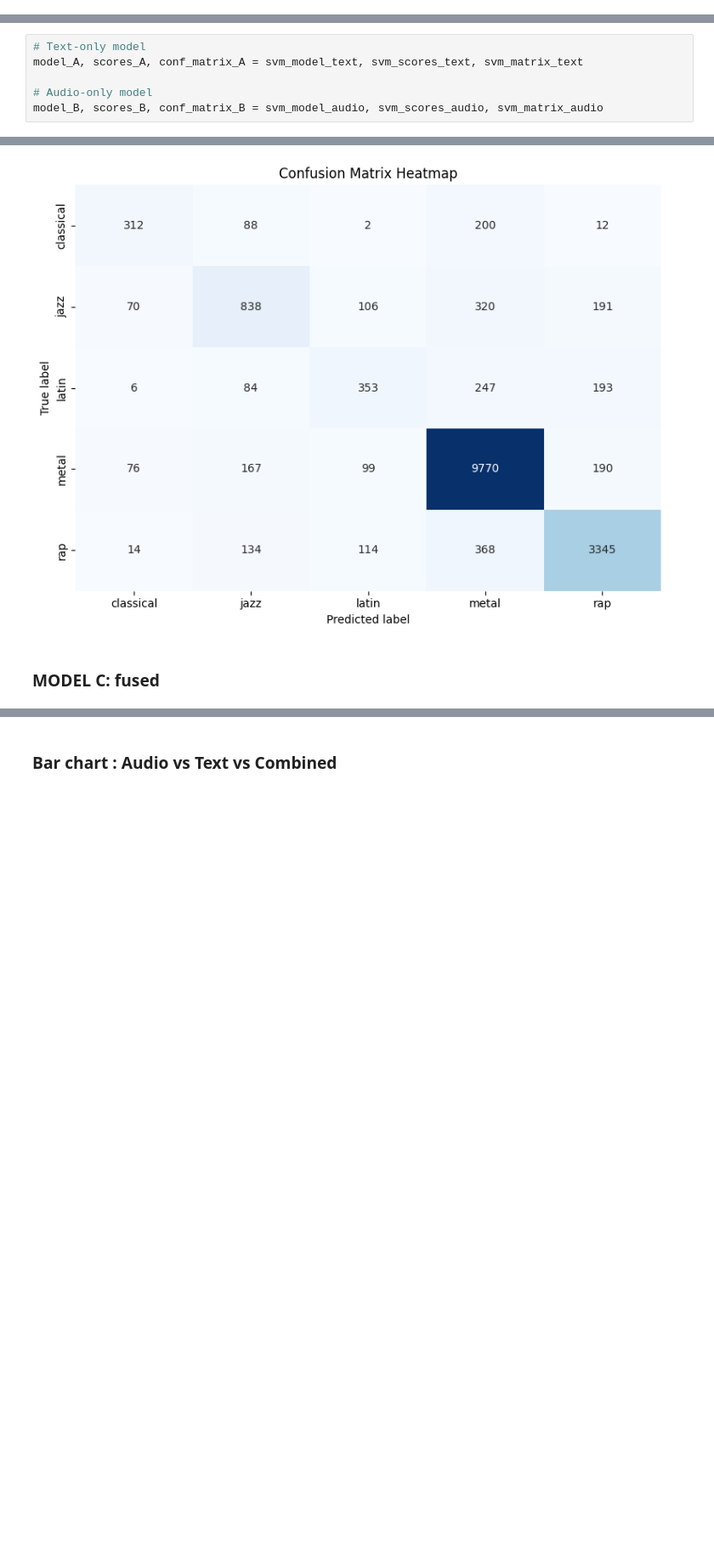
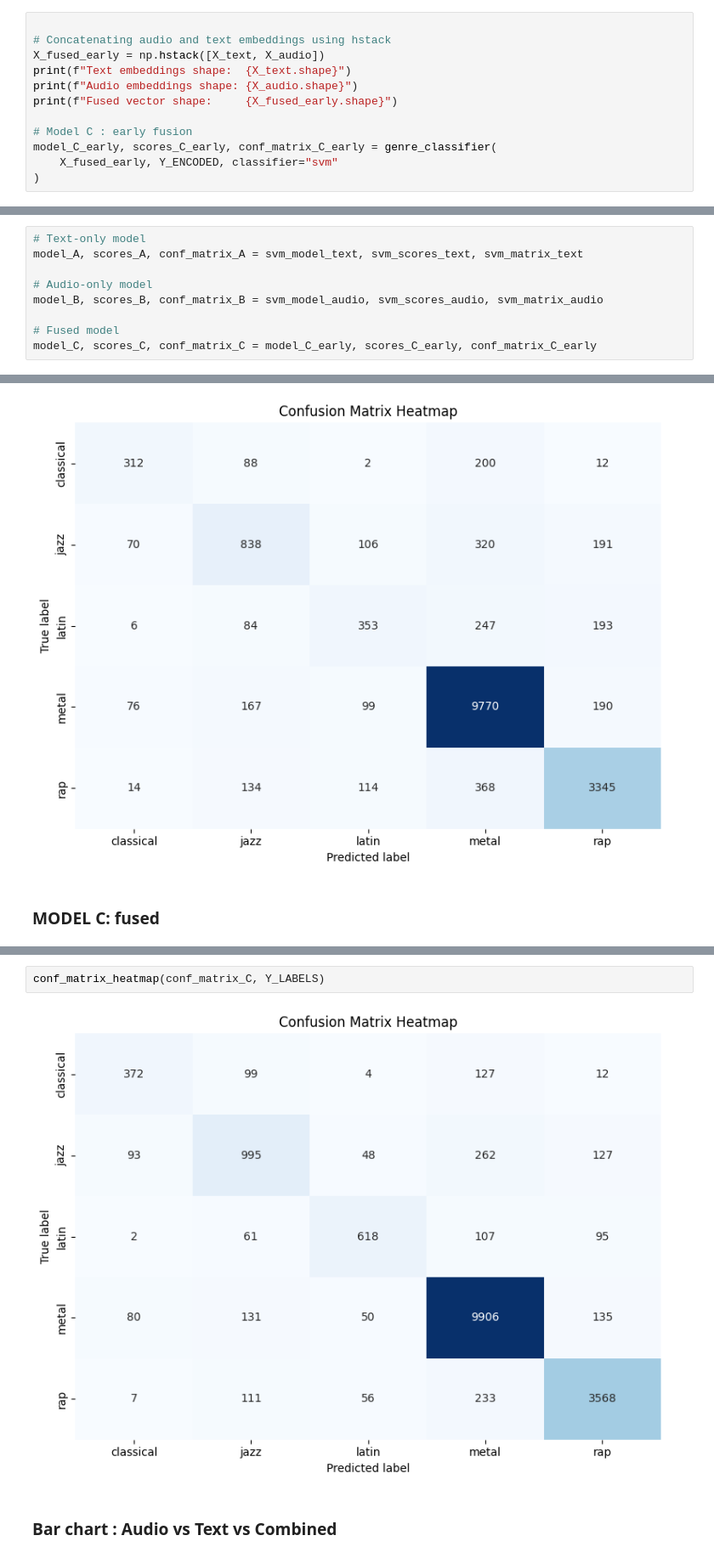
Before and after one commit to Oiko8/Multimodal-Music-Analysis, a Jupyter notebook: part2.ipynb, the cells around one changed output, grey strips where cells are left out. Shown at 85% size. Drawn from its saved outputs; the diff is of its cells as text; blank space fills up the shorter version.

```diff
--- a/part2.ipynb
+++ b/part2.ipynb
@@ -254,0 +263,12 @@ As we explained above, we experiment on two different classifiers, **SVM** and *
+# %%
+
+# Concatenating audio and text embeddings using hstack
+X_fused_early = np.hstack([X_text, X_audio])
+print(f"Text embeddings shape:  {X_text.shape}")
+print(f"Audio embeddings shape: {X_audio.shape}")
+print(f"Fused vector shape:     {X_fused_early.shape}")
+
+# Model C : early fusion
+model_C_early, scores_C_early, conf_matrix_C_early = genre_classifier(
+    X_fused_early, Y_ENCODED, classifier="svm"
+)
@@ -265,6 +362,9 @@ model_A, scores_A, conf_matrix_A = svm_model_text, svm_scores_text, svm_matrix_t
 
 # Audio-only model
 model_B, scores_B, conf_matrix_B = svm_model_audio, svm_scores_audio, svm_matrix_audio
+
+# Fused model
+model_C, scores_C, conf_matrix_C = model_C_early, scores_C_early, conf_matrix_C_early
 # %% [markdown]
 The following functions will help us with the evaluation and visualisation of the results of the respective models.
 # %%
@@ -352,3 +462,7 @@ conf_matrix_heatmap(conf_matrix_B, Y_LABELS)
+# %%
+conf_matrix_heatmap(conf_matrix_C, Y_LABELS)
+# %% [output]
+[figure, added]
 # %% [markdown]
 ### Bar chart : Audio vs Text vs Combined
 # %%
```
Also changed, not shown: parts of 19 cells of this notebook.
